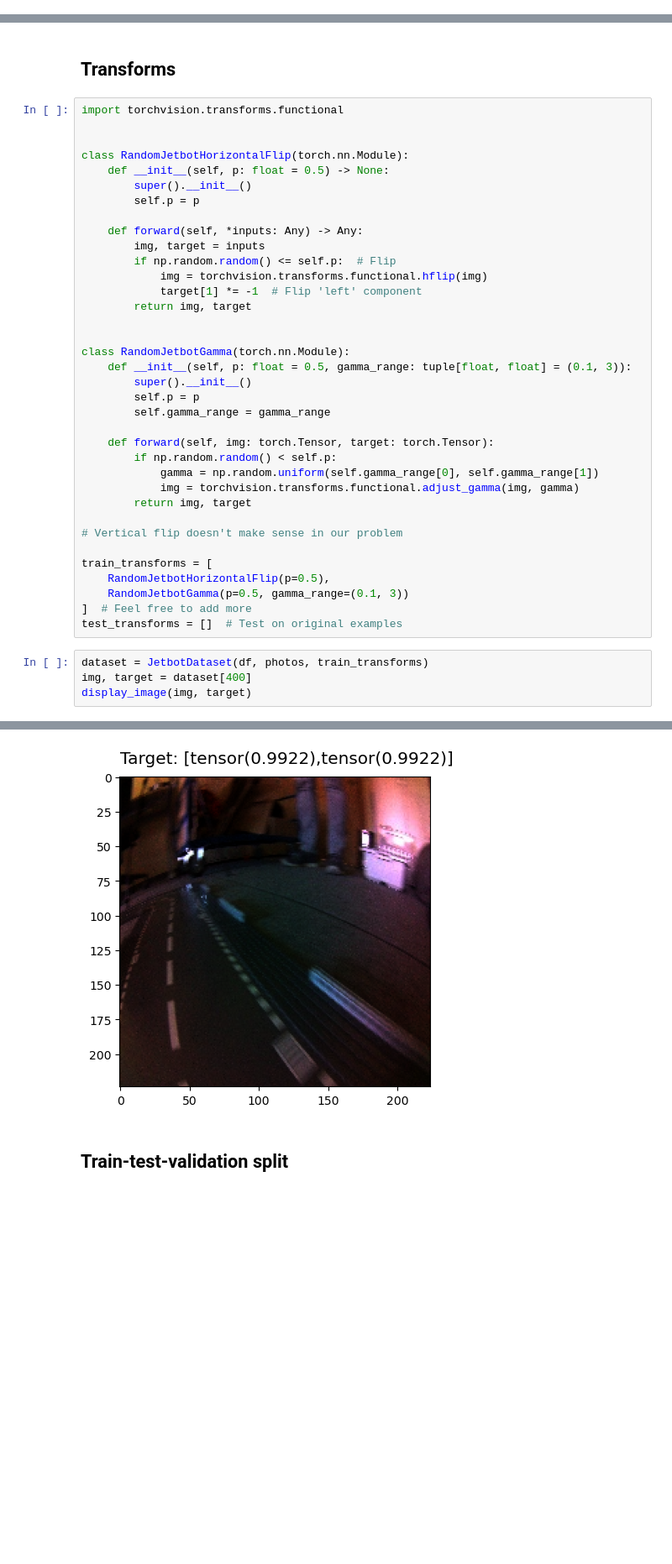
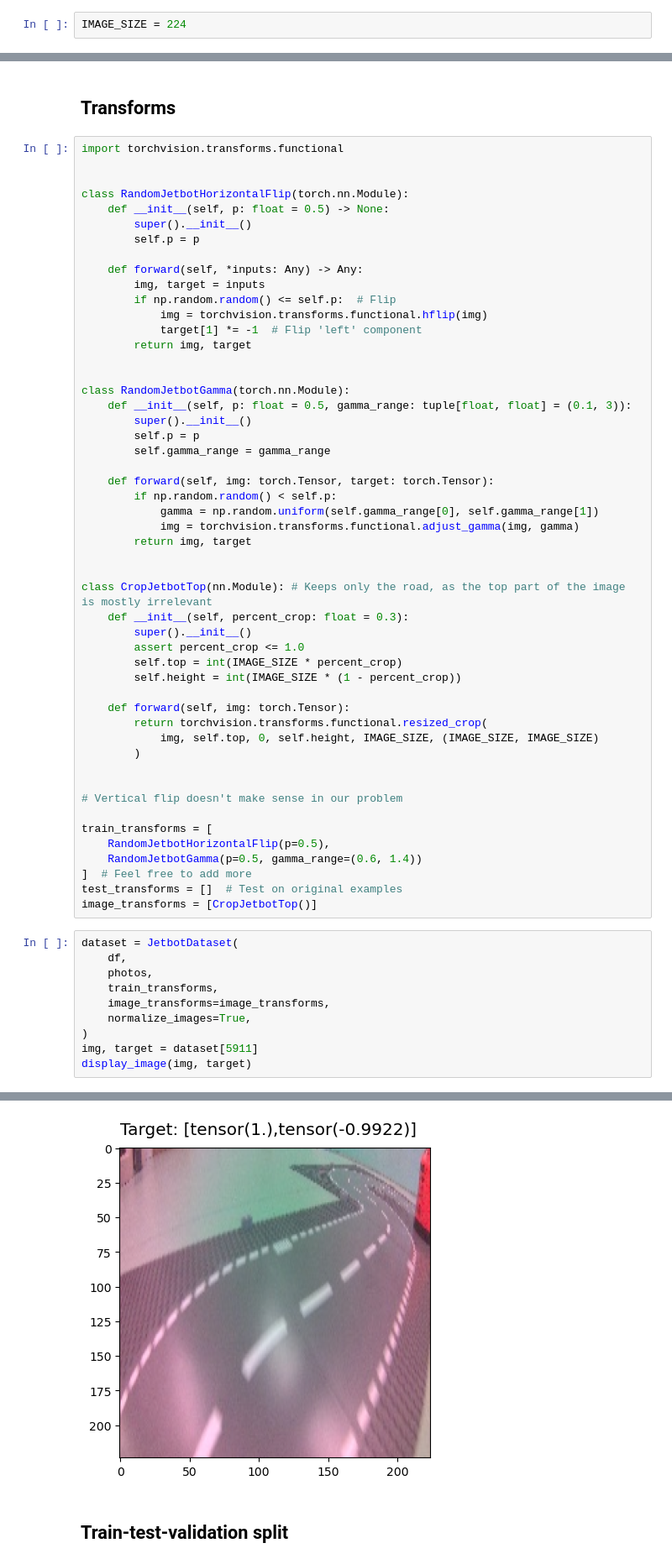
Before and after one commit to massimo-ml/jetbot, a Jupyter notebook: model_training.ipynb, the cells around one changed output, grey strips where cells are left out. Shown at 84% size. Cells and saved outputs as stored; diff of their text form; blank space fills up the shorter version.

Commit message:
add: crop transform, change deep_conv

```diff
--- a/model_training.ipynb
+++ b/model_training.ipynb
@@ -24,6 +22,8 @@ os.environ["KMP_DUPLICATE_LIB_OK"] = (
 # %%
 MODELS_DIR = "models"
 DATASET_DIR = "dataset"
+# %%
+IMAGE_SIZE = 224
 # %% [markdown]
 ## Set seed
 # %%
@@ -165,15 +166,36 @@ class RandomJetbotGamma(torch.nn.Module):
             img = torchvision.transforms.functional.adjust_gamma(img, gamma)
         return img, target
 
+
+class CropJetbotTop(nn.Module): # Keeps only the road, as the top part of the image is mostly irrelevant
+    def __init__(self, percent_crop: float = 0.3):
+        super().__init__()
+        assert percent_crop <= 1.0
+        self.top = int(IMAGE_SIZE * percent_crop)
+        self.height = int(IMAGE_SIZE * (1 - percent_crop))
+
+    def forward(self, img: torch.Tensor):
+        return torchvision.transforms.functional.resized_crop(
+            img, self.top, 0, self.height, IMAGE_SIZE, (IMAGE_SIZE, IMAGE_SIZE)
+        )
+
+
 # Vertical flip doesn't make sense in our problem
 
 train_transforms = [
     RandomJetbotHorizontalFlip(p=0.5),
-    RandomJetbotGamma(p=0.5, gamma_range=(0.1, 3))
+    RandomJetbotGamma(p=0.5, gamma_range=(0.6, 1.4))
 ]  # Feel free to add more
 test_transforms = []  # Test on original examples
+image_transforms = [CropJetbotTop()]
 # %%
-dataset = JetbotDataset(df, photos, train_transforms)
-img, target = dataset[400]
+dataset = JetbotDataset(
+    df,
+    photos,
+    train_transforms,
+    image_transforms=image_transforms,
+    normalize_images=True,
+)
+img, target = dataset[5911]
 display_image(img, target)
 # %% [output]
@@ -180,4 +203,4 @@ display_image(img, target)
-[figure, old version]
+[figure, new version]
 # %% [markdown]
 ## Train-test-validation split
 # %%
```
Also changed, not shown: parts of 29 cells of this notebook, 5 other files.
